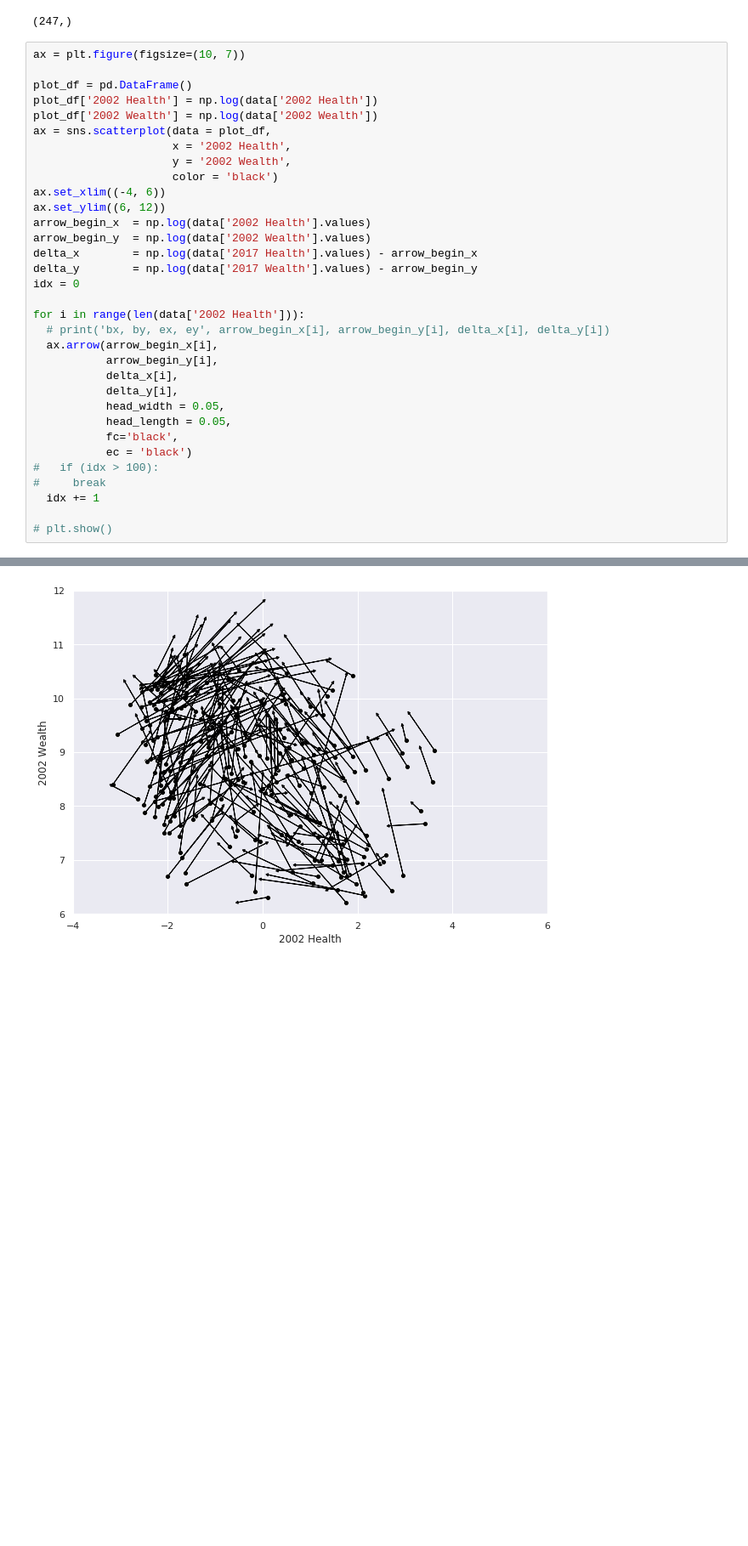
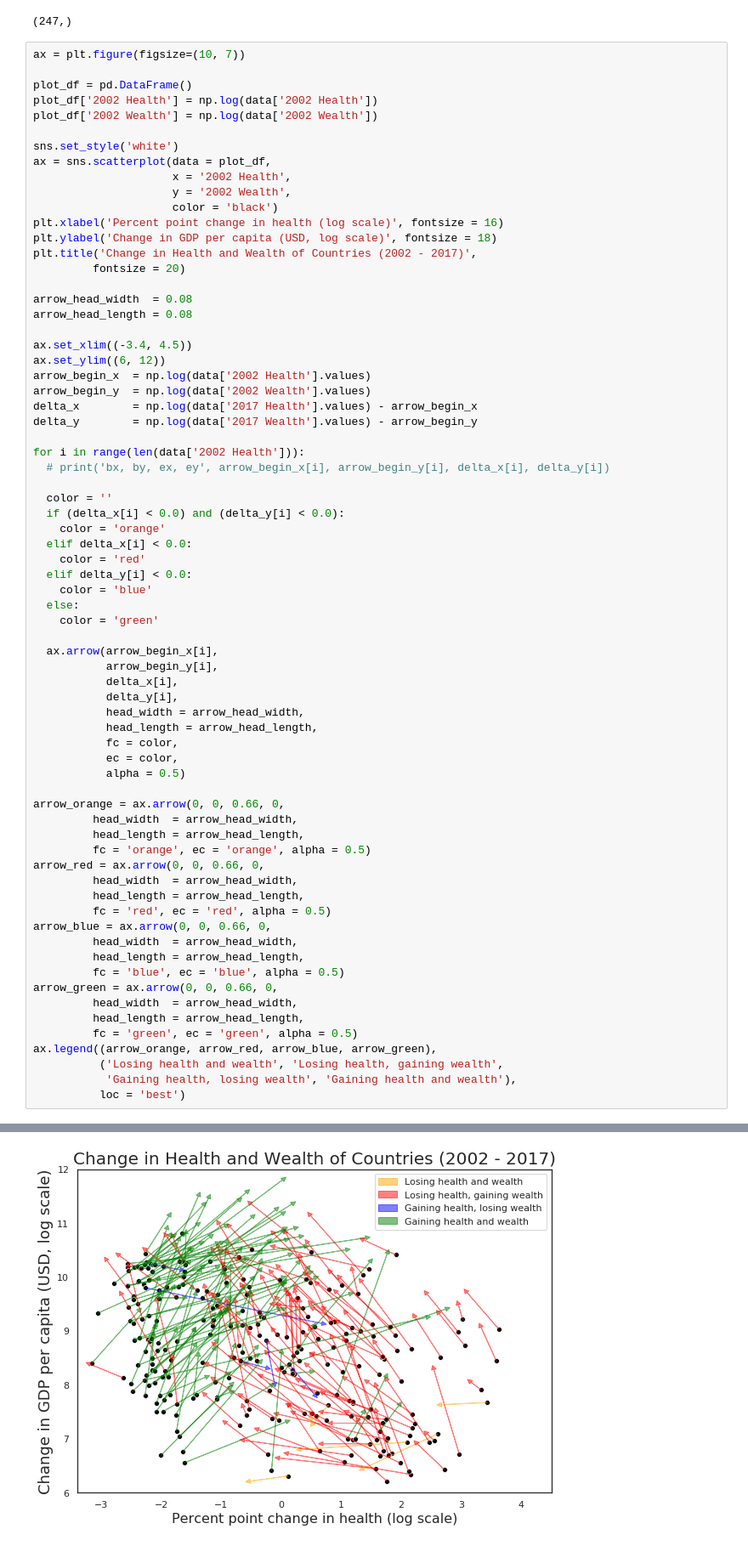
Before and after one commit to samirgadkari/cia_factbook_analysis, a Jupyter notebook: Project1.ipynb, the cells around one changed output, grey strips where cells are left out. Shown at 85% size. Drawn from its saved outputs; the diff is of its cells as text; blank space fills up the shorter version.

```diff
--- a/Project1.ipynb
+++ b/Project1.ipynb
@@ -558,31 +576,68 @@ ax = plt.figure(figsize=(10, 7))
 plot_df = pd.DataFrame()
 plot_df['2002 Health'] = np.log(data['2002 Health'])
 plot_df['2002 Wealth'] = np.log(data['2002 Wealth'])
+
+sns.set_style('white')
 ax = sns.scatterplot(data = plot_df,
                      x = '2002 Health',
                      y = '2002 Wealth',
                      color = 'black')
-ax.set_xlim((-4, 6))
+plt.xlabel('Percent point change in health (log scale)', fontsize = 16)
+plt.ylabel('Change in GDP per capita (USD, log scale)', fontsize = 18)
+plt.title('Change in Health and Wealth of Countries (2002 - 2017)',
+         fontsize = 20)
+
+arrow_head_width  = 0.08
+arrow_head_length = 0.08
+
+ax.set_xlim((-3.4, 4.5))
 ax.set_ylim((6, 12))
 arrow_begin_x  = np.log(data['2002 Health'].values)
 arrow_begin_y  = np.log(data['2002 Wealth'].values)
 delta_x        = np.log(data['2017 Health'].values) - arrow_begin_x
 delta_y        = np.log(data['2017 Wealth'].values) - arrow_begin_y
-idx = 0
 
 for i in range(len(data['2002 Health'])):
   # print('bx, by, ex, ey', arrow_begin_x[i], arrow_begin_y[i], delta_x[i], delta_y[i])
+
+  color = ''
+  if (delta_x[i] < 0.0) and (delta_y[i] < 0.0):
+    color = 'orange'
+  elif delta_x[i] < 0.0:
+    color = 'red'
+  elif delta_y[i] < 0.0:
+    color = 'blue'
+  else:
+    color = 'green'
+
   ax.arrow(arrow_begin_x[i],
            arrow_begin_y[i],
            delta_x[i],
            delta_y[i],
-           head_width = 0.05,
-           head_length = 0.05,
-           fc='black',
-           ec = 'black')
-#   if (idx > 100):
-#     break
-  idx += 1
+           head_width = arrow_head_width,
+           head_length = arrow_head_length,
+           fc = color,
+           ec = color,
+           alpha = 0.5)
 
-# plt.show()
+arrow_orange = ax.arrow(0, 0, 0.66, 0,
+         head_width  = arrow_head_width,
+         head_length = arrow_head_length,
+         fc = 'orange', ec = 'orange', alpha = 0.5)
+arrow_red = ax.arrow(0, 0, 0.66, 0,
+         head_width  = arrow_head_width,
+         head_length = arrow_head_length,
+         fc = 'red', ec = 'red', alpha = 0.5)
+arrow_blue = ax.arrow(0, 0, 0.66, 0,
+         head_width  = arrow_head_width,
+         head_length = arrow_head_length,
+         fc = 'blue', ec = 'blue', alpha = 0.5)
+arrow_green = ax.arrow(0, 0, 0.66, 0,
+         head_width  = arrow_head_width,
+         head_length = arrow_head_length,
+         fc = 'green', ec = 'green', alpha = 0.5)
+ax.legend((arrow_orange, arrow_red, arrow_blue, arrow_green),
+          ('Losing health and wealth', 'Losing health, gaining wealth',
+           'Gaining health, losing wealth', 'Gaining health and wealth'),
+          loc = 'best')
 # %% [output]
@@ -589 +645 @@ for i in range(len(data['2002 Health'])):
-[figure, old version]
+[figure, new version]
```
Also changed, not shown: parts of 14 cells of this notebook.
